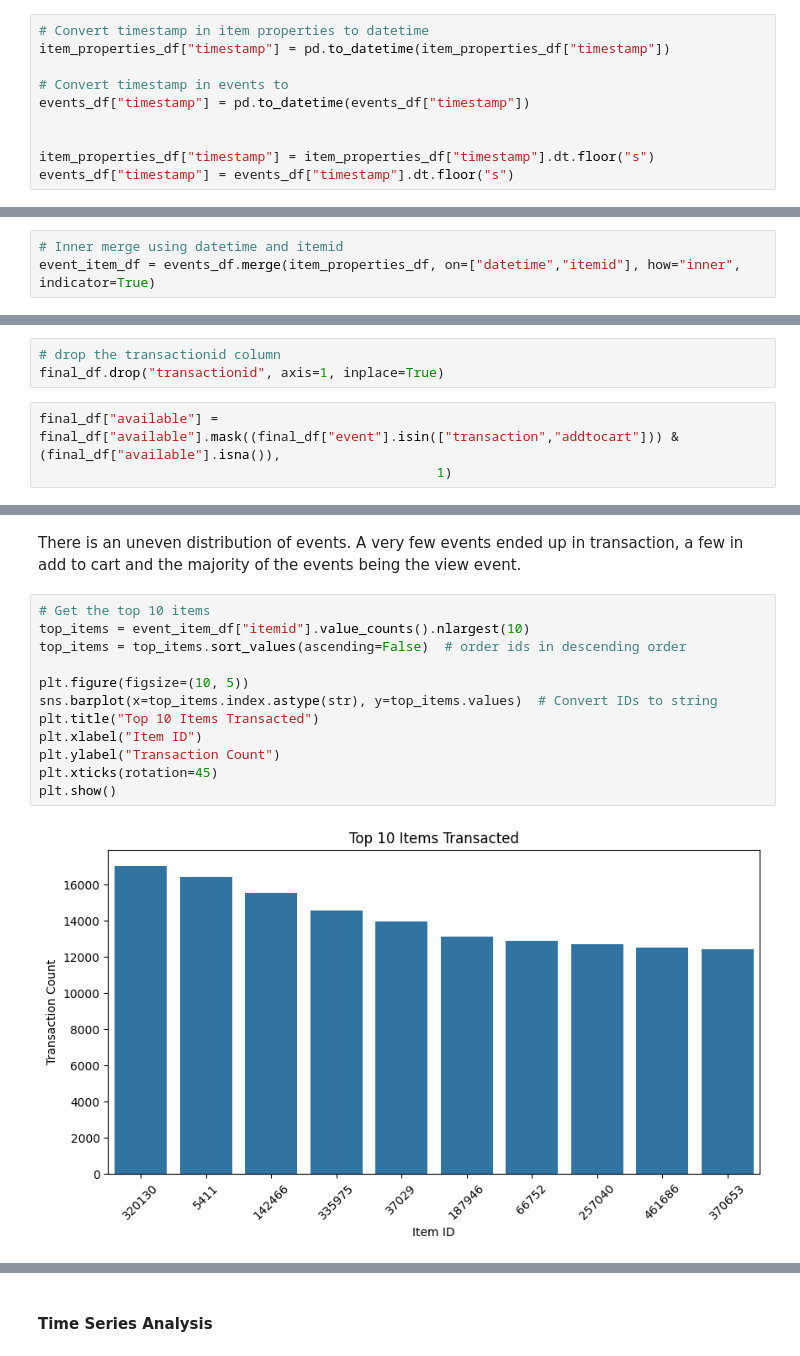
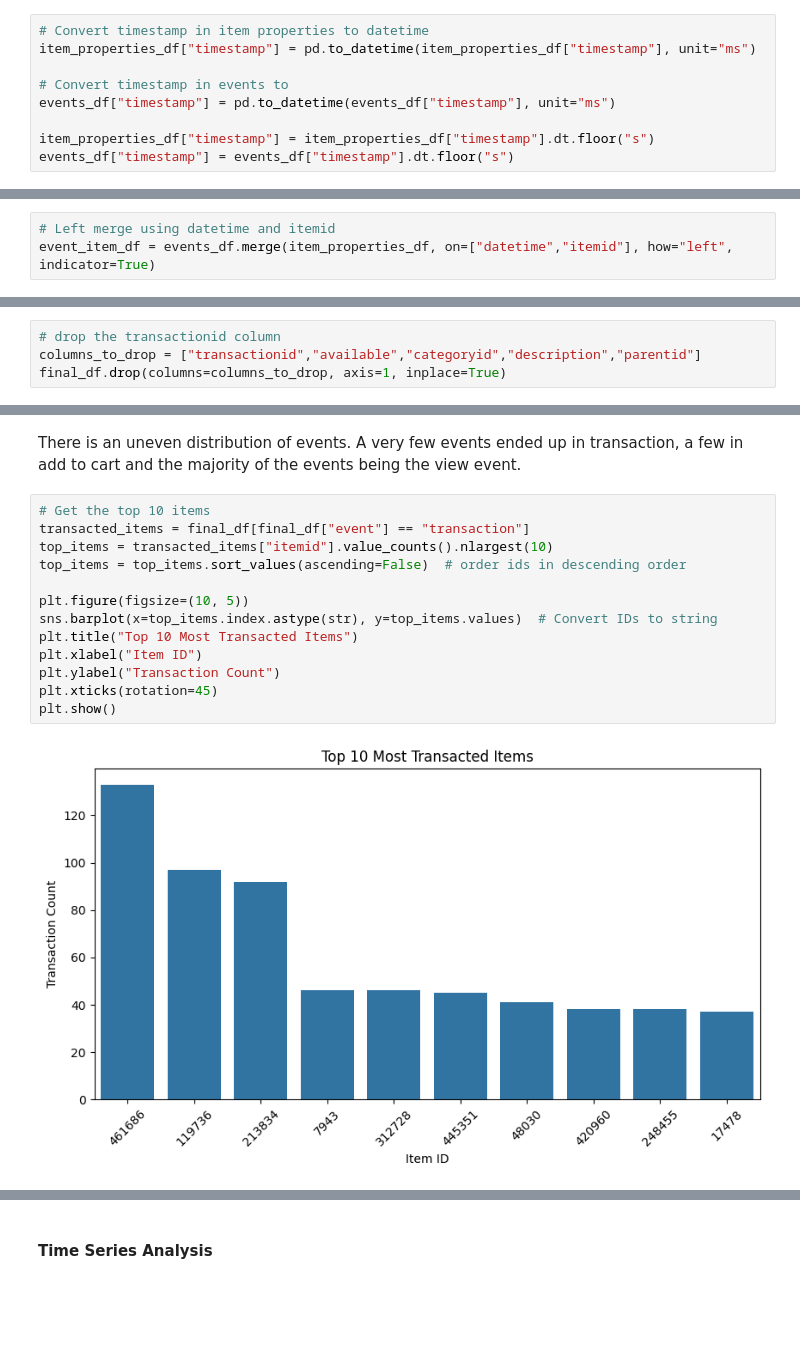
Before and after one commit to adubrightkwartengsnr/Recommendation-System-For-E-commerce, a Jupyter notebook: notebooks/recommendation_system.ipynb, the cells around one changed output, grey strips where cells are left out. Drawn from its saved outputs; the diff is of its cells as text; blank space fills up the shorter version.

Commit message:
resolve the incorrect datetime format

```diff
--- a/notebooks/recommendation_system.ipynb
+++ b/notebooks/recommendation_system.ipynb
@@ -306,11 +306,10 @@ item_properties_df.duplicated().sum()
 - I will finally merge the item_event dataframe to category_tree based on the categoryid to form the final_df
 # %%
 # Convert timestamp in item properties to datetime
-item_properties_df["timestamp"] = pd.to_datetime(item_properties_df["timestamp"])
+item_properties_df["timestamp"] = pd.to_datetime(item_properties_df["timestamp"], unit="ms")
 
 # Convert timestamp in events to
-events_df["timestamp"] = pd.to_datetime(events_df["timestamp"])
-
+events_df["timestamp"] = pd.to_datetime(events_df["timestamp"], unit="ms")
 
 item_properties_df["timestamp"] = item_properties_df["timestamp"].dt.floor("s")
 events_df["timestamp"] = events_df["timestamp"].dt.floor("s")
@@ -334,8 +343,8 @@ events_df = events_df.rename(columns={"timestamp": "datetime"})
 item_properties_df["datetime"] = item_properties_df["datetime"].astype("datetime64[s]")
 events_df["datetime"] = events_df["datetime"].astype("datetime64[s]")
 # %%
-# Inner merge using datetime and itemid
-event_item_df = events_df.merge(item_properties_df, on=["datetime","itemid"], how="inner", indicator=True)
+# Left merge using datetime and itemid
+event_item_df = events_df.merge(item_properties_df, on=["datetime","itemid"], how="left", indicator=True)
 # %%
 # count the indicator types
 event_item_df["_merge"].value_counts()
@@ -557,9 +561,7 @@ Since transactionid is missing in 98.82% of cases, it may not be useful for anal
 # %%
 # drop the transactionid column
-final_df.drop("transactionid", axis=1, inplace=True)
+columns_to_drop = ["transactionid","available","categoryid","description","parentid"]
+final_df.drop(columns=columns_to_drop, axis=1, inplace=True)
-# %%
-final_df["available"] = final_df["available"].mask((final_df["event"].isin(["transaction","addtocart"])) &(final_df["available"].isna()),
-                                                   1)
 # %%
 # calculate the percentage of null values after dropping and filling
 (final_df.isna().sum()/final_df.shape[0])*100
@@ -597,15 +595,16 @@ plt.show()
 There is an uneven distribution of events. A very few events ended up in transaction, a few in add to cart and the majority of the events being the view event.
 # %%
 # Get the top 10 items
-top_items = event_item_df["itemid"].value_counts().nlargest(10)
+transacted_items = final_df[final_df["event"] == "transaction"]
+top_items = transacted_items["itemid"].value_counts().nlargest(10)
 top_items = top_items.sort_values(ascending=False)  # order ids in descending order
 
 plt.figure(figsize=(10, 5))
 sns.barplot(x=top_items.index.astype(str), y=top_items.values)  # Convert IDs to string
-plt.title("Top 10 Items Transacted")
+plt.title("Top 10 Most Transacted Items")
 plt.xlabel("Item ID")
 plt.ylabel("Transaction Count")
 plt.xticks(rotation=45)
 plt.show()
 # %% [output]
-[figure, old version]
+[figure, new version]
```
Also changed, not shown: parts of 72 cells of this notebook.
